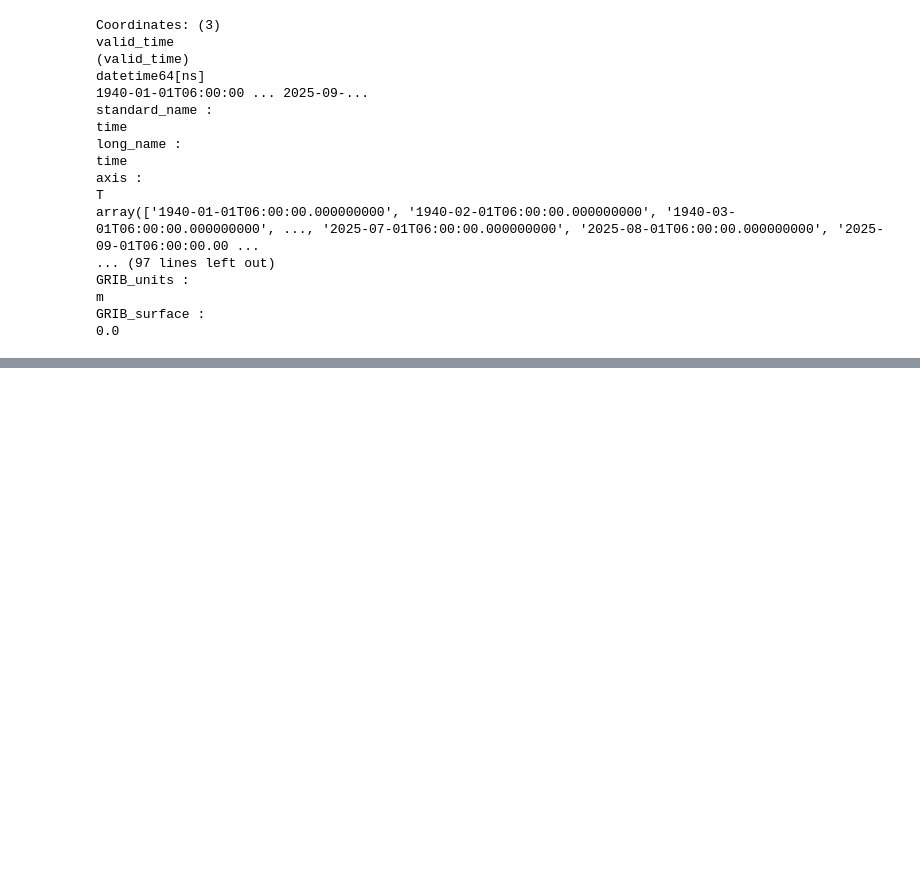
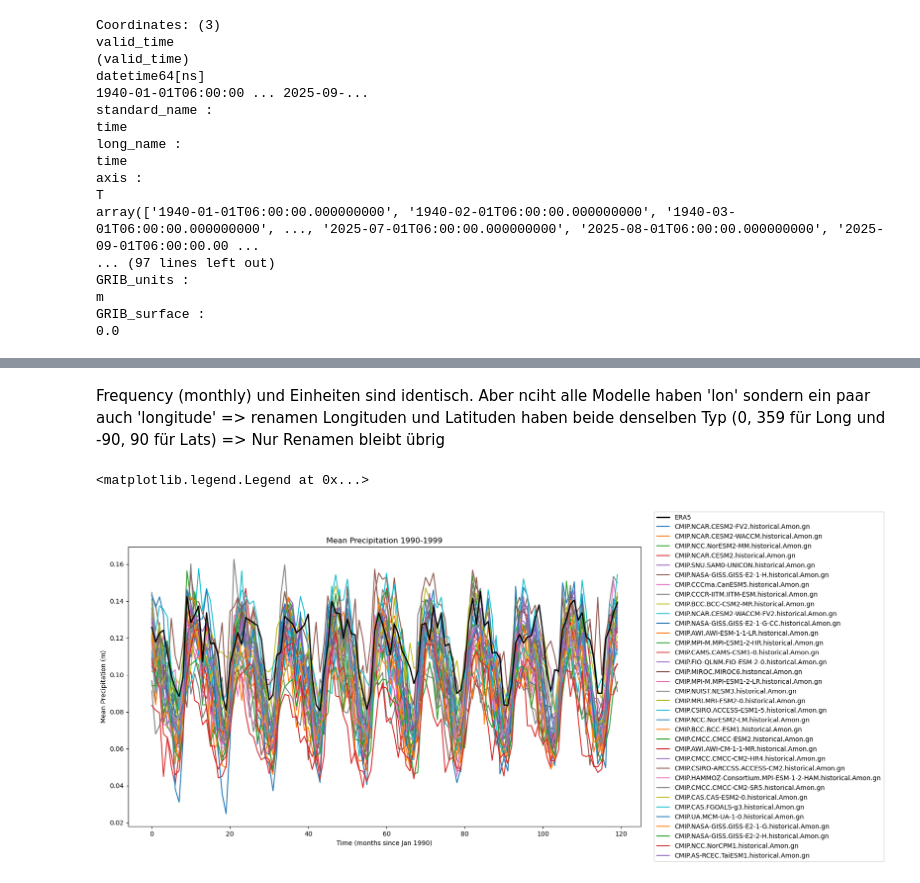
Before and after one commit to cc11223344556677/Computational-Meteorology-Exercises, a Jupyter notebook: project_kevin.ipynb, the cells around one changed output, grey strips where cells are left out. Saved outputs shown, nothing was run; the diff lists cells and outputs as text; code cells hidden in the pictures; blank space fills up the shorter version.

```diff
--- a/project_kevin.ipynb
+++ b/project_kevin.ipynb
@@ -159,0 +199,12 @@ KeyError: "not all values found in index 'member_id'. Try setting the `method` k
+# %%
+
+for index, ds in enumerate(dsets.items()):
+    key = list(pr_means.keys())[index]
+    #print('test',pr_means[key1])
+    test = pr_means[key]
+    testdata = dsets[key]
+    testdata = testdata.sel(time=slice("1990","1999"))
+    #print(len(testdata['time']))
+
+testdata = dsets[key1]
+testdata
@@ -179,0 +343,45 @@ dsets
+# %% [markdown]
+Frequency (monthly) und Einheiten sind identisch. Aber nciht alle Modelle haben 'lon' sondern ein paar auch 'longitude' => renamen
+Longituden und Latituden haben beide denselben Typ (0, 359 für Long und -90, 90 für Lats) => Nur Renamen bleibt übrig
+# %%
+plt.figure(figsize=(12, 7))
+
+ERA5_plot =precipitation_data_ERA5.sel(valid_time=slice("1990","1999"), lat=slice(-40.5, 30.5), lon=slice(280,320))
+tp_mmonth = ERA5_plot * ERA5_plot["valid_time"].dt.days_in_month
+
+era5_mean_ts = tp_mmonth.mean(dim=("lat","lon"))
+
+# ein einziger mittlerer Monatswert über 1990–1999
+era5_mean = era5_mean_ts.mean("valid_time")
+plt.plot(np.arange(era5_mean_ts.size), era5_mean_ts, label="ERA5", color ="black", linewidth=2, zorder=10)
+plt.ylabel('Mean Precipitation (m)')
+plt.xlabel('Time (months since Jan 1990)')
+plt.title('Mean Precipitation 1990-1999')
+plt.tight_layout()
+for name, ds in dsets.items():
+    if "longitude" in ds.coords:
+        ds = ds.rename({"longitude": "lon"})
+    if "latitude" in ds.coords:
+        ds = ds.rename({"latitude": "lat"})
+    try:
+        ds = ds.sel(lat=slice(-40.5, 30.5), lon = slice(280,320))
+        time = ds['time'].sel(time=slice("1990","1999")).values
+        pr = ds['pr'].sel(time=slice("1990","1999"))
+        sec_per_month = pr["time"].dt.days_in_month * 86400
+        pr_m_month = (pr * sec_per_month) / 1000
+        mean = pr_m_month.mean(dim=("lat","lon")).squeeze(drop=True)
+        #mean = pr.mean(dim=['lat','lon']).squeeze(drop=True) * 1000  # in m/month
+
+        time = np.arange(mean.size)   # 0..119
+        plt.plot(time, mean, label=name)
+
+        plt.legend()
+
+    except Exception as e:
+        print(f"Error processing model {name}: {e}")
+
+
+plt.legend(loc="center left",bbox_to_anchor=(1.02, 0.5))
+# %% [output]
+<matplotlib.legend.Legend at 0x...>
+[figure, added]
```
Also changed, not shown: parts of 14 cells of this notebook.
